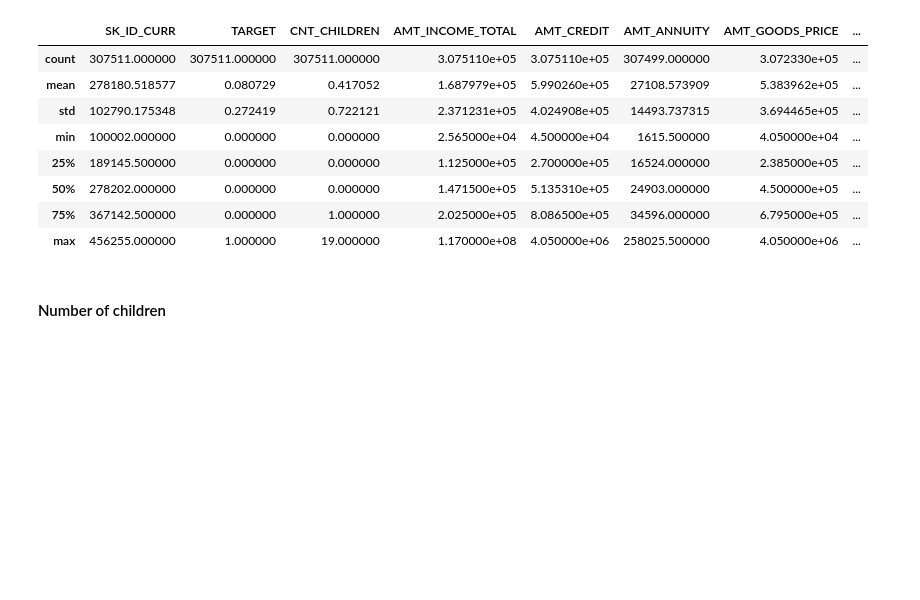
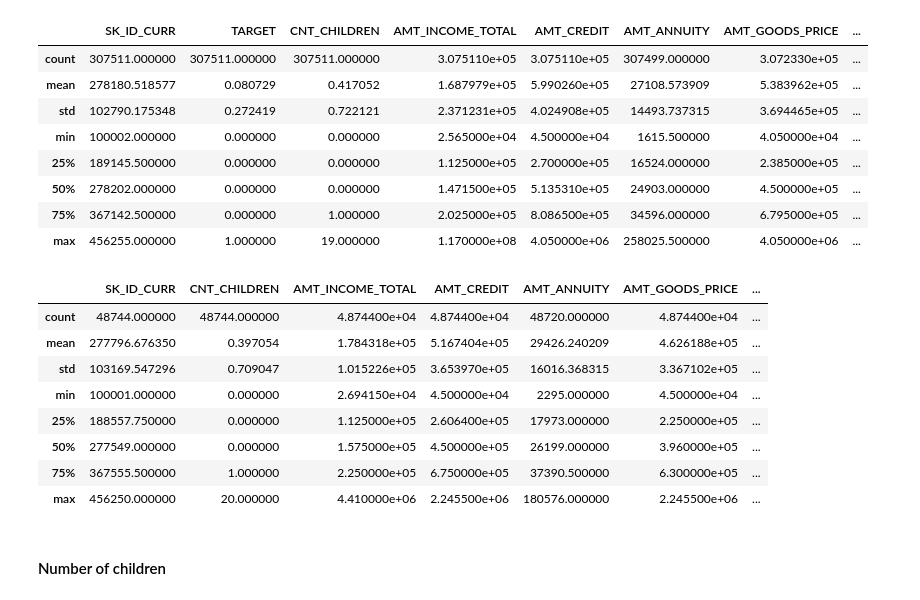
Before and after one commit to gepallas/ML_Home_Credit_Default_Risk, a Jupyter notebook: Credit_Risk_EDA.ipynb, the cells around one changed output. Cells and saved outputs as stored; diff of their text form; code cells hidden in the pictures; blank space fills up the shorter version.

```diff
--- a/Credit_Risk_EDA.ipynb
+++ b/Credit_Risk_EDA.ipynb
@@ -562,6 +562,18 @@ train_clean.describe()
 | 50% | 278202.000000 | 0.000000 | 0.000000 | 1.471500e+05 | 5.135310e+05 | 24903.000000 | 4.500000e+05 | ... |
 | 75% | 367142.500000 | 0.000000 | 1.000000 | 2.025000e+05 | 8.086500e+05 | 34596.000000 | 6.795000e+05 | ... |
 | max | 456255.000000 | 1.000000 | 19.000000 | 1.170000e+08 | 4.050000e+06 | 258025.500000 | 4.050000e+06 | ... |
+# %%
+test_clean.describe()
+# %% [output]
+|  | SK_ID_CURR | CNT_CHILDREN | AMT_INCOME_TOTAL | AMT_CREDIT | AMT_ANNUITY | AMT_GOODS_PRICE | ... |
+| count | 48744.000000 | 48744.000000 | 4.874400e+04 | 4.874400e+04 | 48720.000000 | 4.874400e+04 | ... |
+| mean | 277796.676350 | 0.397054 | 1.784318e+05 | 5.167404e+05 | 29426.240209 | 4.626188e+05 | ... |
+| std | 103169.547296 | 0.709047 | 1.015226e+05 | 3.653970e+05 | 16016.368315 | 3.367102e+05 | ... |
+| min | 100001.000000 | 0.000000 | 2.694150e+04 | 4.500000e+04 | 2295.000000 | 4.500000e+04 | ... |
+| 25% | 188557.750000 | 0.000000 | 1.125000e+05 | 2.606400e+05 | 17973.000000 | 2.250000e+05 | ... |
+| 50% | 277549.000000 | 0.000000 | 1.575000e+05 | 4.500000e+05 | 26199.000000 | 3.960000e+05 | ... |
+| 75% | 367555.500000 | 1.000000 | 2.250000e+05 | 6.750000e+05 | 37390.500000 | 6.300000e+05 | ... |
+| max | 456250.000000 | 20.000000 | 4.410000e+06 | 2.245500e+06 | 180576.000000 | 2.245500e+06 | ... |
 # %% [markdown]
 #### Number of children
 # %%
```
Also changed, not shown: parts of 11 cells of this notebook.
